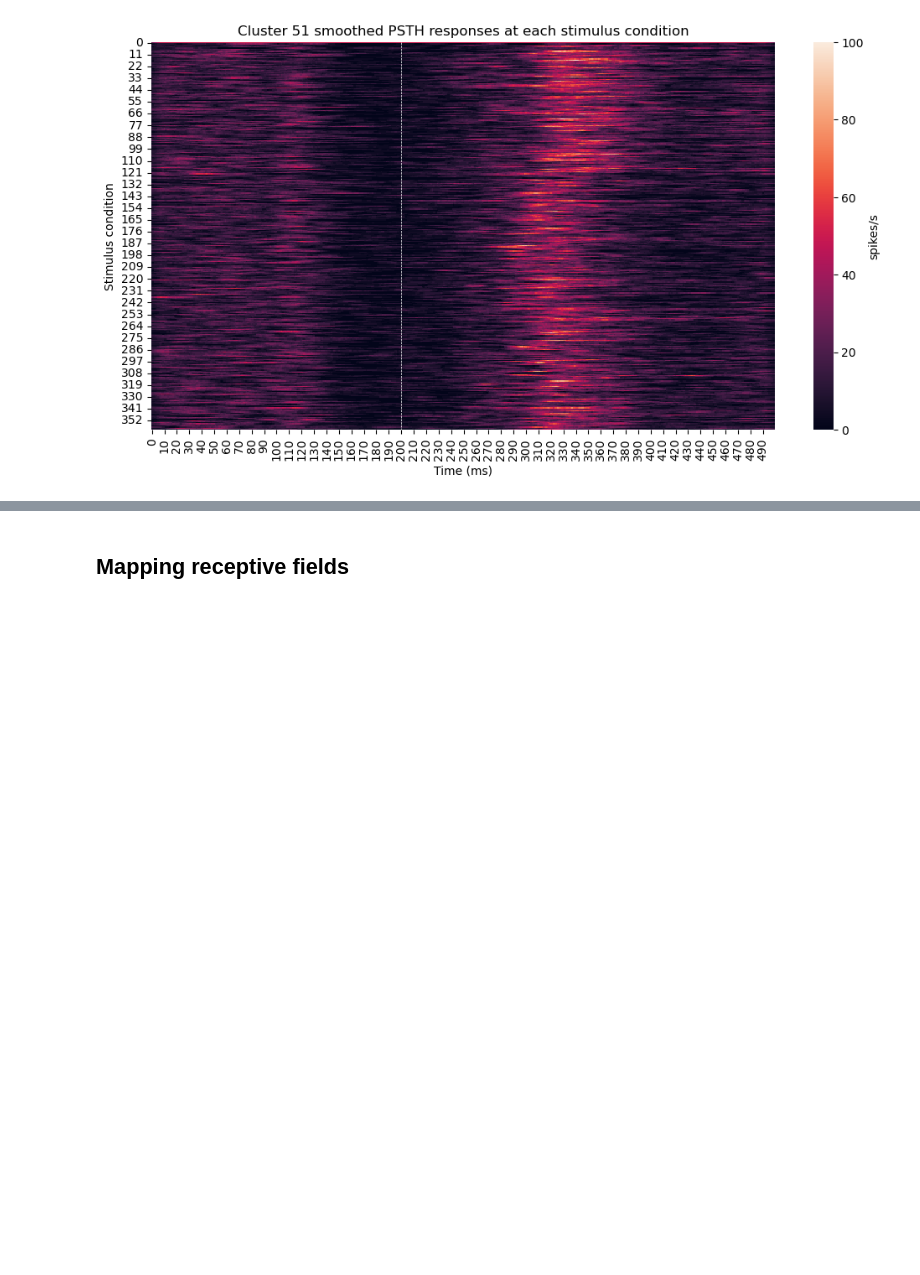
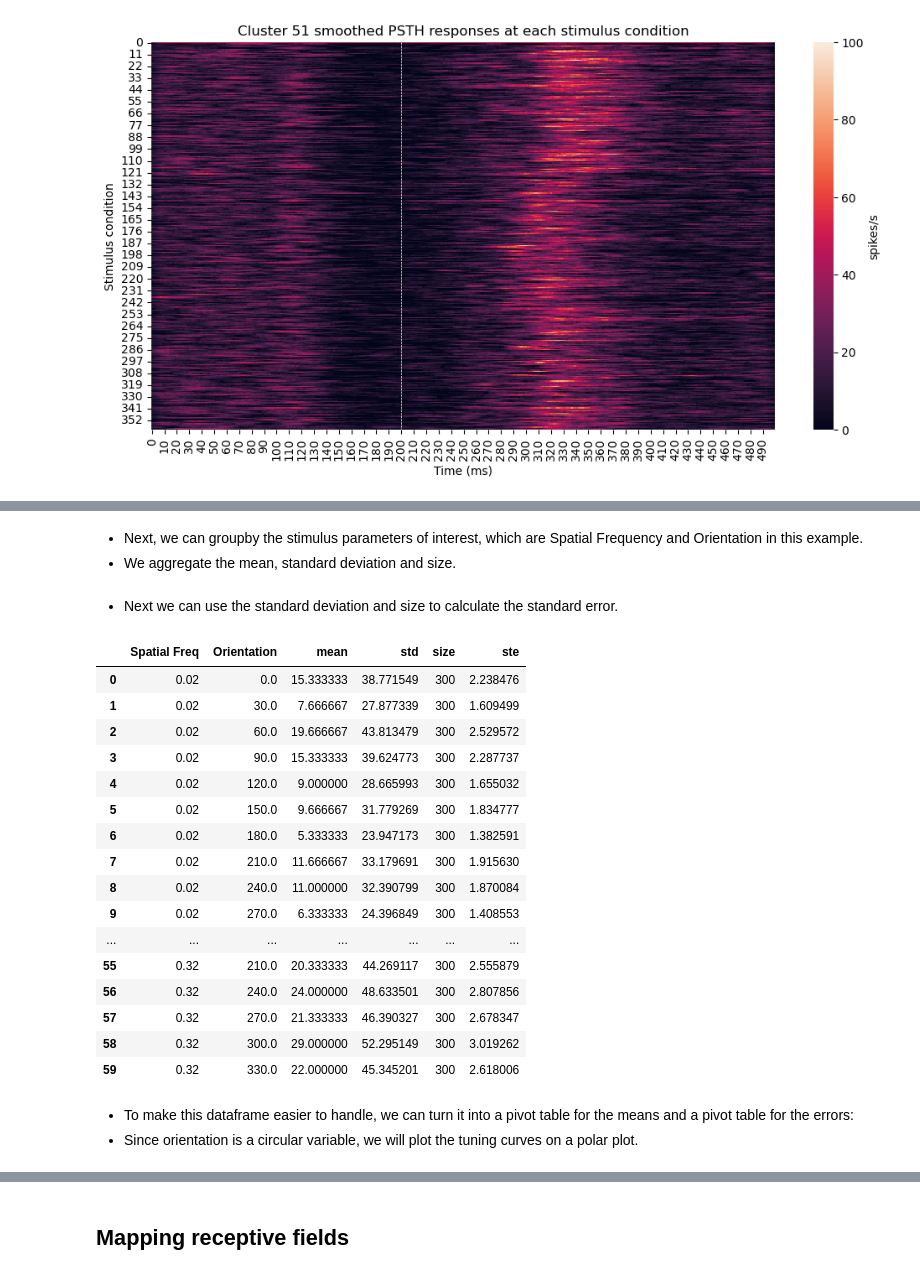
Before and after one commit to Elsayedaa/EphysToolkit, a Jupyter notebook: how_to_demonstration.ipynb, the cells around one changed output, grey strips where cells are left out. Cells and saved outputs as stored; diff of their text form; code cells hidden in the pictures; blank space fills up the shorter version.

```diff
--- a/how_to_demonstration.ipynb
+++ b/how_to_demonstration.ipynb
@@ -856,0 +880,12 @@ plt.show()
+# %%
+unit = 51
+pr = ex3.population_response(
+            [unit],
+            stim_condition='all',
+            columns='cluster_id',
+            thresh=(0,300),
+            norm='average'
+    )
+# %% [markdown]
+- Next, we can groupby the stimulus parameters of interest, which are Spatial Frequency and Orientation in this example.
+- We aggregate the mean, standard deviation and size.
@@ -856,0 +894,2 @@ plt.show()
+# %% [markdown]
+- Next we can use the standard deviation and size to calculate the standard error.
@@ -856,0 +899,23 @@ plt.show()
+# %%
+df_tunings
+# %% [output]
+|  | Spatial Freq | Orientation | mean | std | size | ste |
+| 0 | 0.02 | 0.0 | 15.333333 | 38.771549 | 300 | 2.238476 |
+| 1 | 0.02 | 30.0 | 7.666667 | 27.877339 | 300 | 1.609499 |
+| 2 | 0.02 | 60.0 | 19.666667 | 43.813479 | 300 | 2.529572 |
+| 3 | 0.02 | 90.0 | 15.333333 | 39.624773 | 300 | 2.287737 |
+| 4 | 0.02 | 120.0 | 9.000000 | 28.665993 | 300 | 1.655032 |
+| 5 | 0.02 | 150.0 | 9.666667 | 31.779269 | 300 | 1.834777 |
+| 6 | 0.02 | 180.0 | 5.333333 | 23.947173 | 300 | 1.382591 |
+| 7 | 0.02 | 210.0 | 11.666667 | 33.179691 | 300 | 1.915630 |
+| 8 | 0.02 | 240.0 | 11.000000 | 32.390799 | 300 | 1.870084 |
+| 9 | 0.02 | 270.0 | 6.333333 | 24.396849 | 300 | 1.408553 |
+| ... | ... | ... | ... | ... | ... | ... |
+| 55 | 0.32 | 210.0 | 20.333333 | 44.269117 | 300 | 2.555879 |
+| 56 | 0.32 | 240.0 | 24.000000 | 48.633501 | 300 | 2.807856 |
+| 57 | 0.32 | 270.0 | 21.333333 | 46.390327 | 300 | 2.678347 |
+| 58 | 0.32 | 300.0 | 29.000000 | 52.295149 | 300 | 3.019262 |
+| 59 | 0.32 | 330.0 | 22.000000 | 45.345201 | 300 | 2.618006 |
+# %% [markdown]
+- To make this dataframe easier to handle, we can turn it into a pivot table for the means and a pivot table for the errors:
+- Since orientation is a circular variable, we will plot the tuning curves on a polar plot.
```
Also changed, not shown: parts of 13 cells of this notebook.
